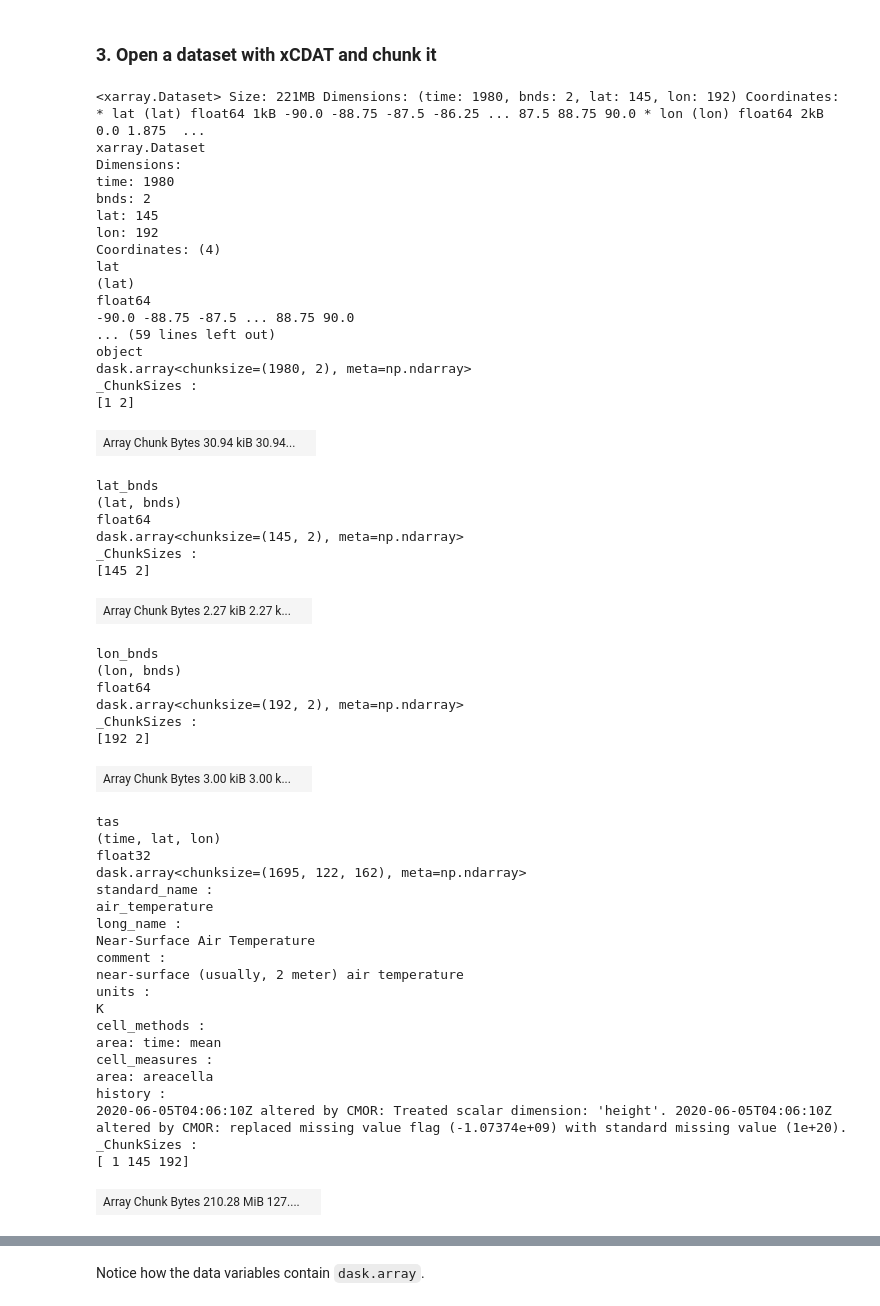
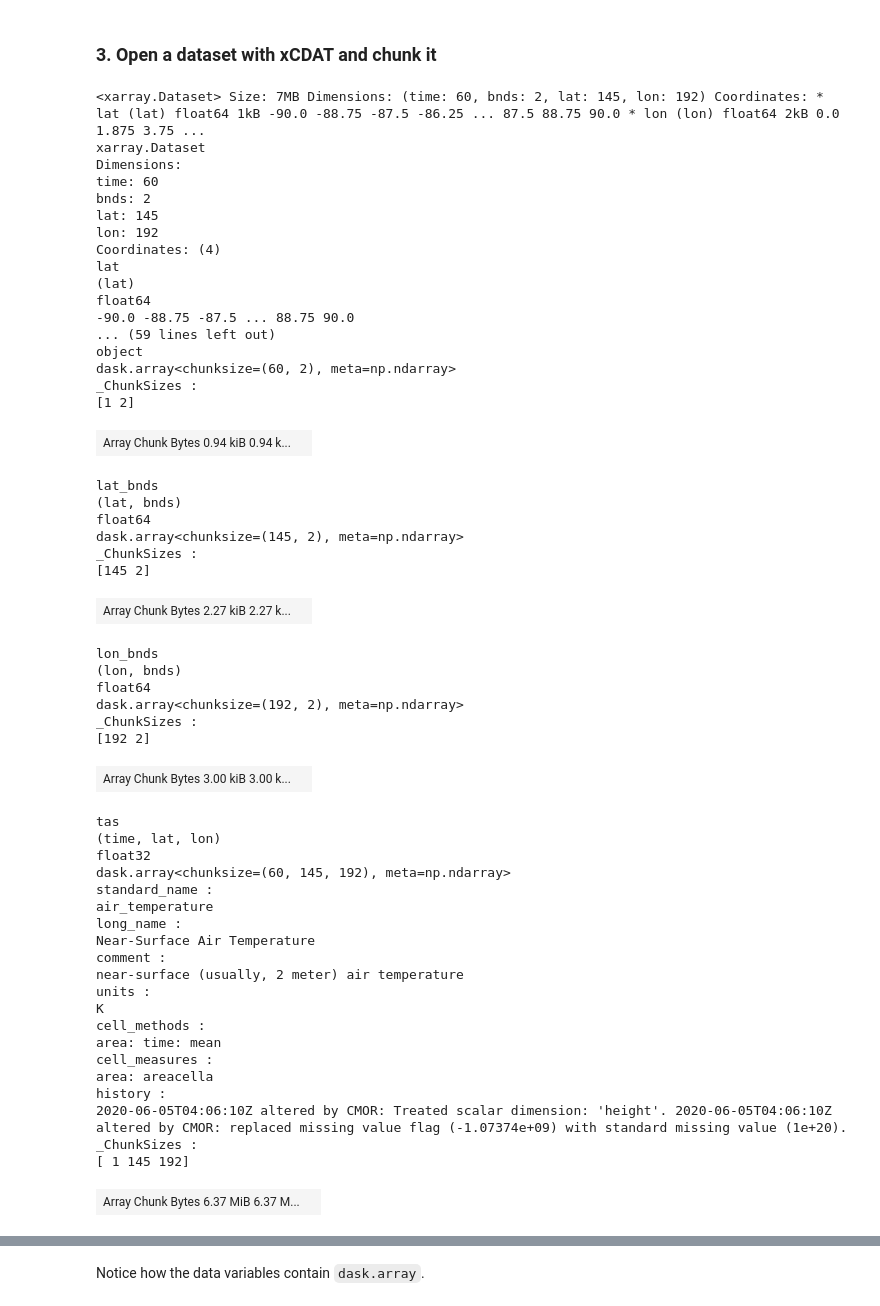
Before and after one commit to xCDAT/xcdat, a Jupyter notebook: docs/examples/parallel-computing-with-dask.ipynb, the cells around one changed output, grey strips where cells are left out. Cells and saved outputs as stored; diff of their text form; code cells hidden in the pictures.

```diff
--- a/docs/examples/parallel-computing-with-dask.ipynb
+++ b/docs/examples/parallel-computing-with-dask.ipynb
@@ -309,28 +302,28 @@ client.dashboard_link
 # %% [markdown]
 ### 3. Open a dataset with xCDAT and chunk it
 # %%
-ds = xc.open_dataset(filepath, chunks="auto")
+ds = xc.tutorial.open_dataset("tas_amon_access", chunks="auto")
 
 ds
 # %% [output]
-<xarray.Dataset> Size: 221MB Dimensions: (time: 1980, bnds: 2, lat: 145, lon: 192) Coordinates: * lat (lat) float64 1kB -90.0 -88.75 -87.5 -86.25 ... 87.5 88.75 90.0 * lon (lon) float64 2kB 0.0 1.875  ...
+<xarray.Dataset> Size: 7MB Dimensions: (time: 60, bnds: 2, lat: 145, lon: 192) Coordinates: * lat (lat) float64 1kB -90.0 -88.75 -87.5 -86.25 ... 87.5 88.75 90.0 * lon (lon) float64 2kB 0.0 1.875 3.75 ...
 xarray.Dataset
 Dimensions:
-time: 1980
+time: 60
 bnds: 2
 lat: 145
 lon: 192
 Coordinates: (4)
 lat
 (lat)
 float64
 -90.0 -88.75 -87.5 ... 88.75 90.0
 ... (59 lines left out)
 object
-dask.array<chunksize=(1980, 2), meta=np.ndarray>
+dask.array<chunksize=(60, 2), meta=np.ndarray>
 _ChunkSizes :
 [1 2]
-| Array Chunk Bytes 30.94 kiB 30.94... |  |
+| Array Chunk Bytes 0.94 kiB 0.94 k... |  |
 lat_bnds
 (lat, bnds)
 float64
@@ -348,7 +341,7 @@ _ChunkSizes :
 tas
 (time, lat, lon)
 float32
-dask.array<chunksize=(1695, 122, 162), meta=np.ndarray>
+dask.array<chunksize=(60, 145, 192), meta=np.ndarray>
 standard_name :
 air_temperature
 long_name :
@@ -365,7 +358,7 @@ history :
 2020-06-05T04:06:10Z altered by CMOR: Treated scalar dimension: 'height'. 2020-06-05T04:06:10Z altered by CMOR: replaced missing value flag (-1.07374e+09) with standard missing value (1e+20).
 _ChunkSizes :
 [ 1 145 192]
-| Array Chunk Bytes 210.28 MiB 127.... |  |
+| Array Chunk Bytes 6.37 MiB 6.37 M... |  |
 Indexes: (3)
 lat
 PandasIndex
```
Also changed, not shown: parts of 16 cells of this notebook.
